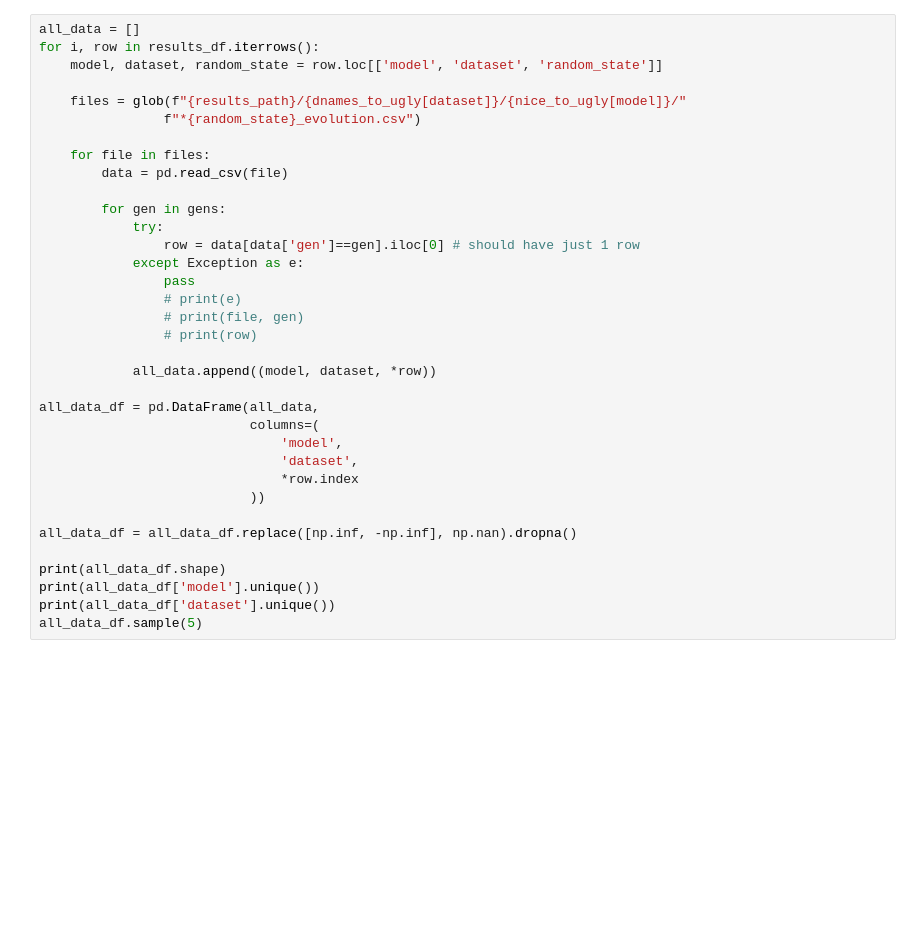
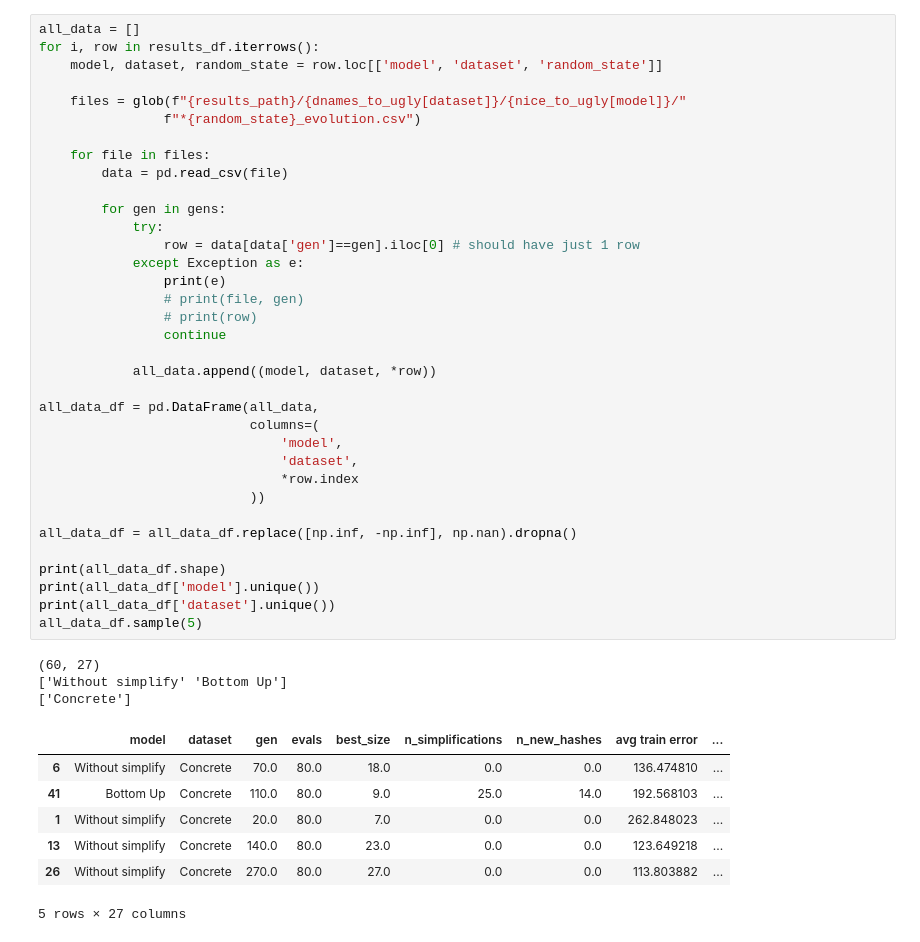
Before and after one commit to gAldeia/hashing-symbolic-expressions, a Jupyter notebook: analysis/evoltion_curves.ipynb, the cells around one changed output. Drawn from its saved outputs; the diff is of its cells as text; blank space fills up the shorter version.

```diff
--- a/analysis/evoltion_curves.ipynb
+++ b/analysis/evoltion_curves.ipynb
@@ -29,35 +35,46 @@ for i, row in results_df.iterrows():
     model, dataset, random_state = row.loc[['model', 'dataset', 'random_state']]
 
     files = glob(f"{results_path}/{dnames_to_ugly[dataset]}/{nice_to_ugly[model]}/"
                 f"*{random_state}_evolution.csv")
 
     for file in files:
         data = pd.read_csv(file)
 
         for gen in gens:
             try:
                 row = data[data['gen']==gen].iloc[0] # should have just 1 row
             except Exception as e:
-                pass
-                # print(e)
+                print(e)
                 # print(file, gen)
                 # print(row)
+                continue
 
             all_data.append((model, dataset, *row))
 
 all_data_df = pd.DataFrame(all_data,
                            columns=(
                                'model',
                                'dataset',
                                *row.index
                            ))
 
 all_data_df = all_data_df.replace([np.inf, -np.inf], np.nan).dropna()
 
 print(all_data_df.shape)
 print(all_data_df['model'].unique())
 print(all_data_df['dataset'].unique())
 all_data_df.sample(5)
+# %% [output]
+(60, 27)
+['Without simplify' 'Bottom Up']
+['Concrete']
+|  | model | dataset | gen | evals | best_size | n_simplifications | n_new_hashes | avg train error | ... |
+| 6 | Without simplify | Concrete | 70.0 | 80.0 | 18.0 | 0.0 | 0.0 | 136.474810 | ... |
+| 41 | Bottom Up | Concrete | 110.0 | 80.0 | 9.0 | 25.0 | 14.0 | 192.568103 | ... |
+| 1 | Without simplify | Concrete | 20.0 | 80.0 | 7.0 | 0.0 | 0.0 | 262.848023 | ... |
+| 13 | Without simplify | Concrete | 140.0 | 80.0 | 23.0 | 0.0 | 0.0 | 123.649218 | ... |
+| 26 | Without simplify | Concrete | 270.0 | 80.0 | 27.0 | 0.0 | 0.0 | 113.803882 | ... |
+5 rows × 27 columns
 # %%
 for col in [
     'best_size','min val error', 'min train error',
```
Also changed, not shown: parts of 2 cells of this notebook, 6 other files.
